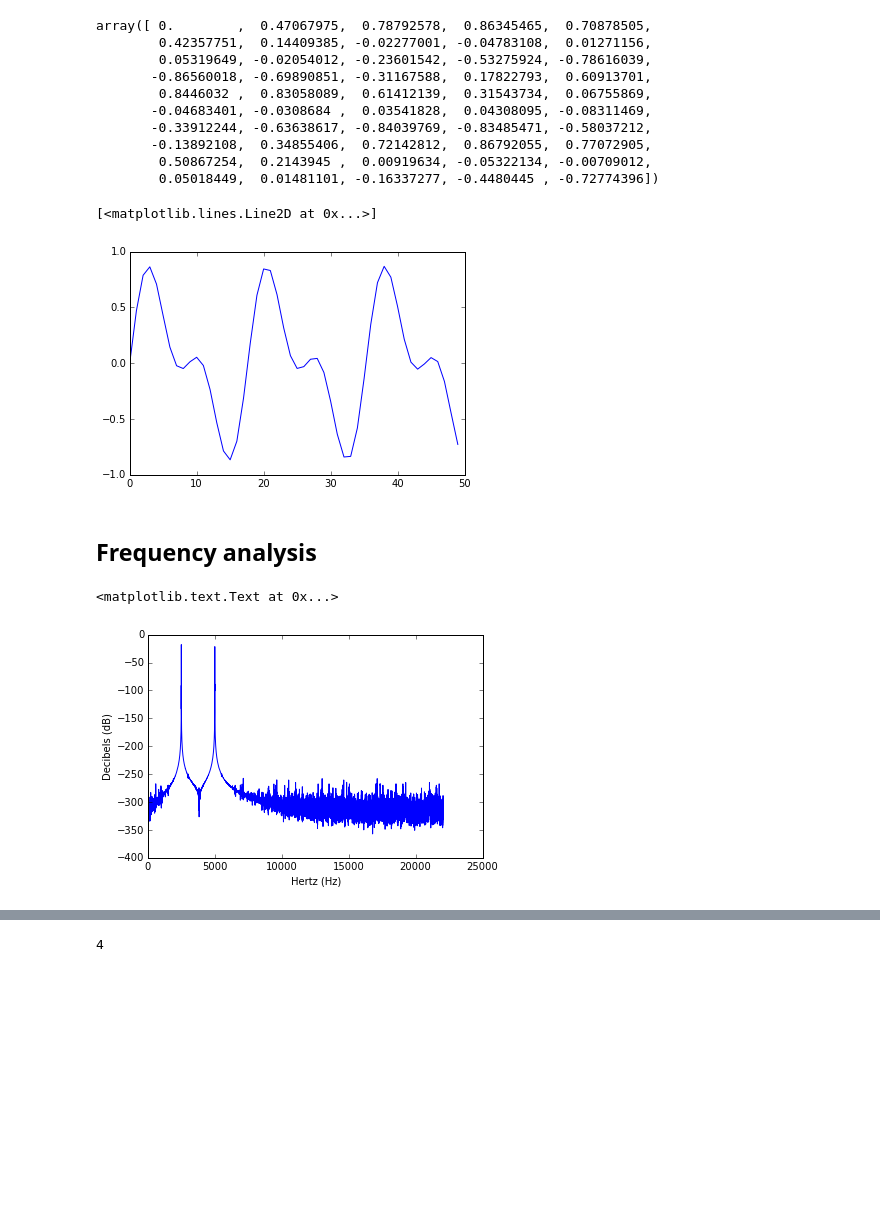
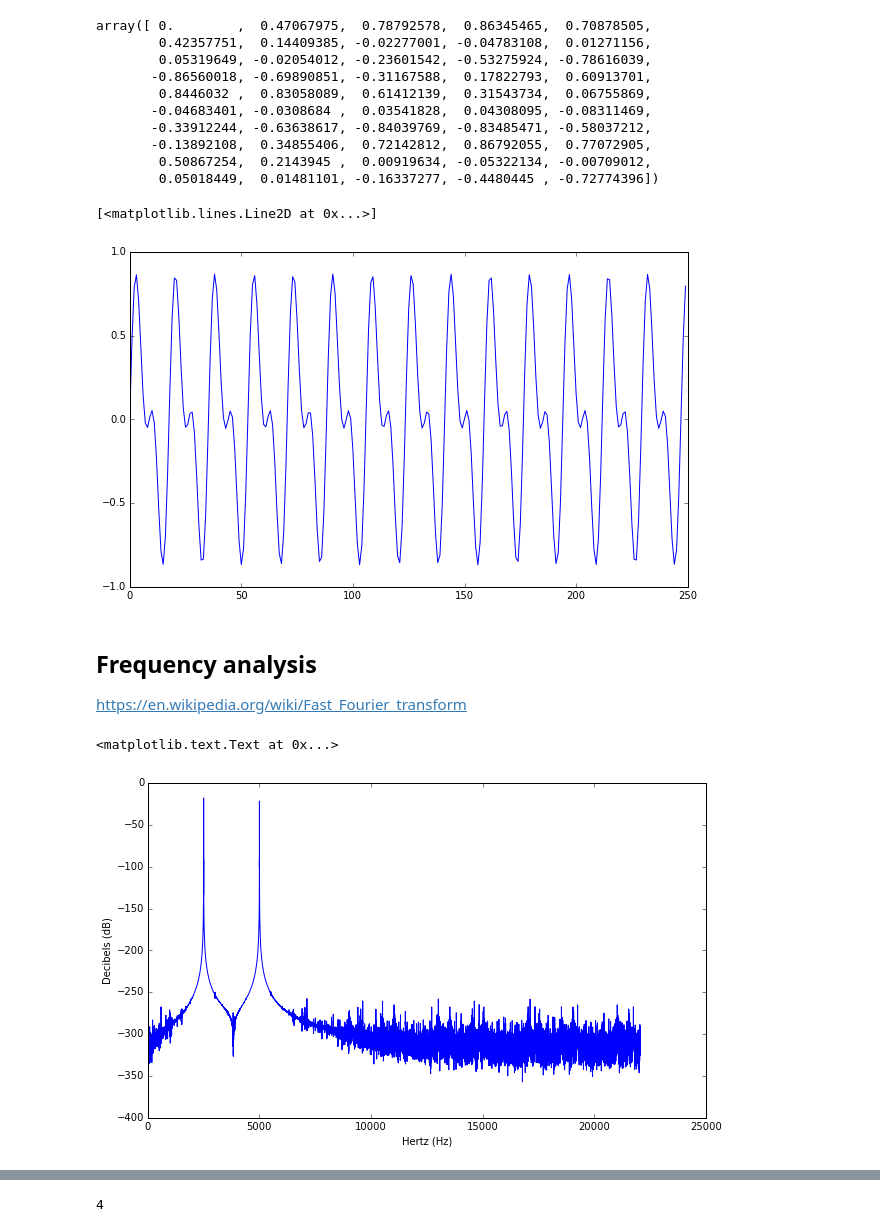
Before and after one commit to Ch00k/jupyter_numpy_overview, a Jupyter notebook: jupyter_numpy_overview.ipynb, the cells around one changed output, grey strips where cells are left out. Cells and saved outputs as stored; diff of their text form; code cells hidden in the pictures; blank space fills up the shorter version.

```diff
--- a/jupyter_numpy_overview.ipynb
+++ b/jupyter_numpy_overview.ipynb
@@ -418,6 +420,7 @@ array([[ 5.,  8.,  0.],
 %matplotlib inline
 # %%
 import matplotlib.pyplot as plt
+plt.rcParams["figure.figsize"] = (10, 6)
 # %%
 x = np.arange(0, 5, 0.0001)
 x
@@ -487,15 +496,16 @@ array([ 0.        ,  0.47067975,  0.78792578,  0.86345465,  0.70878505,
         0.50867254,  0.2143945 ,  0.00919634, -0.05322134, -0.00709012,
         0.05018449,  0.01481101, -0.16337277, -0.4480445 , -0.72774396])
 # %%
-plt.plot(sinewave_data[:50])
+plt.plot(sinewave_data[:250])
 # %% [output]
 [<matplotlib.lines.Line2D at 0x...>]
-[figure, old version]
+[figure, new version]
 # %%
 with open('/Users/ay/tmp/raw_samples', 'wb') as f:
     f.write(sinewave_data.tostring())
 # %% [markdown]
 ## Frequency analysis
+https://en.wikipedia.org/wiki/Fast_Fourier_transform
 # %%
 fft = np.abs(
     np.fft.rfft(sinewave_data * np.blackman(sinewave_data.size)) / sinewave_data.size
@@ -508,6 +518,6 @@ plt.xlabel('Hertz (Hz)')
 plt.ylabel('Decibels (dB)')
 # %% [output]
 <matplotlib.text.Text at 0x...>
-[figure, old version]
+[figure, new version]
 # %% [markdown]
 ## Generating video in raw RGB format
```
Also changed, not shown: parts of 40 cells of this notebook.
